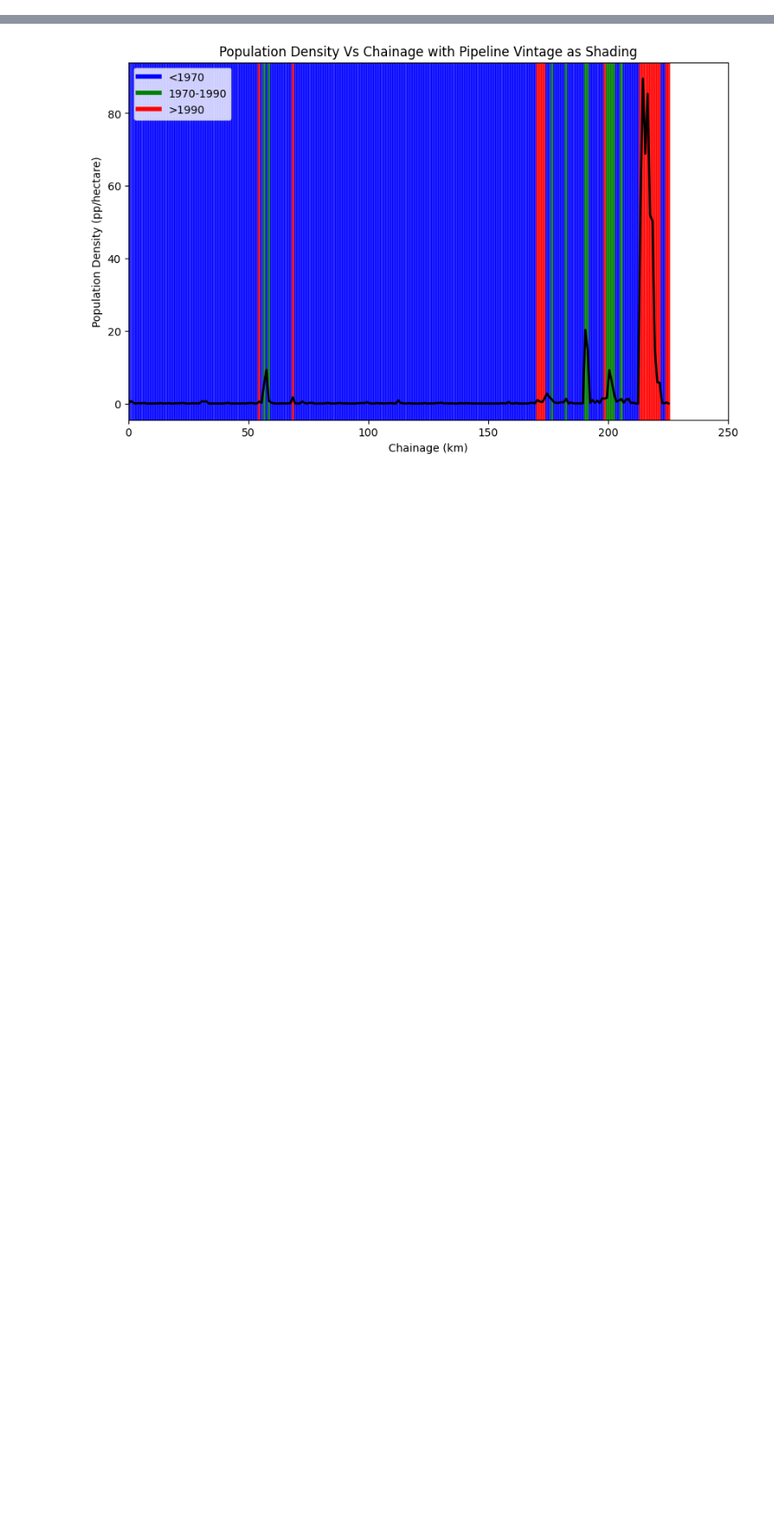
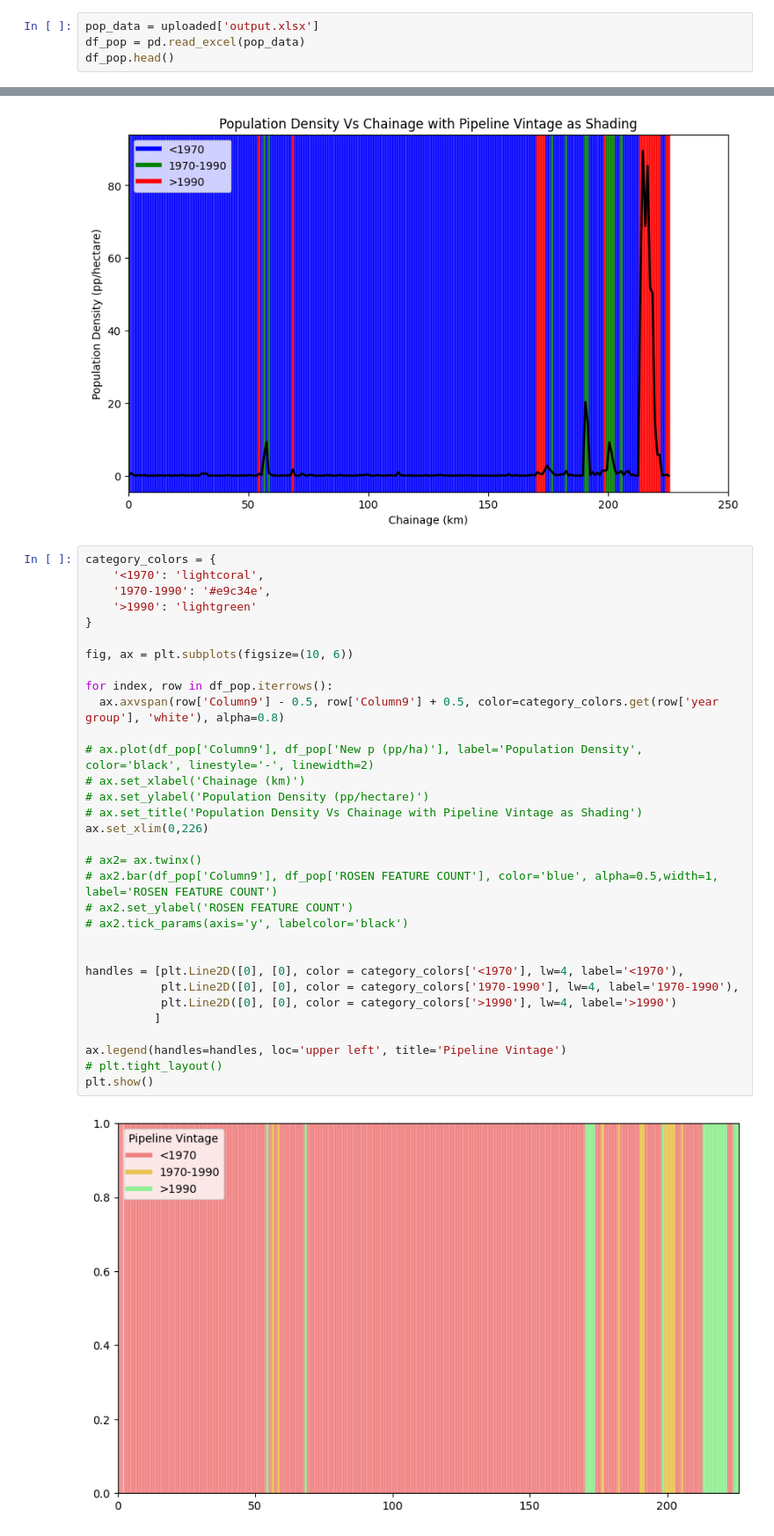
Before and after one commit to elnaghy/data_manpulation, a Jupyter notebook: data_manpulation.ipynb, the cells around one changed output, grey strips where cells are left out. Shown: that part at 88% size. Cells and saved outputs as stored; diff of their text form; blank space fills up the shorter version.

```diff
--- a/data_manpulation.ipynb
+++ b/data_manpulation.ipynb
@@ -93,3 +91,7 @@ files.download('output.xlsx')
 # %% [output]
 [interactive output not drawn]
 [interactive output not drawn]
+# %%
+pop_data = uploaded['output.xlsx']
+df_pop = pd.read_excel(pop_data)
+df_pop.head()
@@ -125,3 +134,37 @@ ax.legend(handles=handles, loc='upper left')
 plt.show()
 # %% [output]
 [figure]
+# %%
+category_colors = {
+    '<1970': 'lightcoral',
+    '1970-1990': '#e9c34e',
+    '>1990': 'lightgreen'
+}
+
+fig, ax = plt.subplots(figsize=(10, 6))
+
+for index, row in df_pop.iterrows():
+  ax.axvspan(row['Column9'] - 0.5, row['Column9'] + 0.5, color=category_colors.get(row['year group'], 'white'), alpha=0.8)
+
+# ax.plot(df_pop['Column9'], df_pop['New p (pp/ha)'], label='Population Density', color='black', linestyle='-', linewidth=2)
+# ax.set_xlabel('Chainage (km)')
+# ax.set_ylabel('Population Density (pp/hectare)')
+# ax.set_title('Population Density Vs Chainage with Pipeline Vintage as Shading')
+ax.set_xlim(0,226)
+
+# ax2= ax.twinx()
+# ax2.bar(df_pop['Column9'], df_pop['ROSEN FEATURE COUNT'], color='blue', alpha=0.5,width=1, label='ROSEN FEATURE COUNT')
+# ax2.set_ylabel('ROSEN FEATURE COUNT')
+# ax2.tick_params(axis='y', labelcolor='black')
+
+
+handles = [plt.Line2D([0], [0], color = category_colors['<1970'], lw=4, label='<1970'),
+           plt.Line2D([0], [0], color = category_colors['1970-1990'], lw=4, label='1970-1990'),
+           plt.Line2D([0], [0], color = category_colors['>1990'], lw=4, label='>1990')
+          ]
+
+ax.legend(handles=handles, loc='upper left', title='Pipeline Vintage')
+# plt.tight_layout()
+plt.show()
+# %% [output]
+[figure, added]
```
Also changed, not shown: parts of 4 cells of this notebook.
